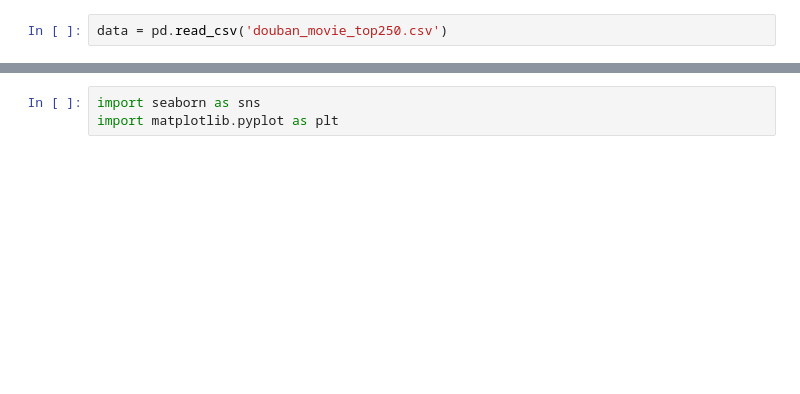
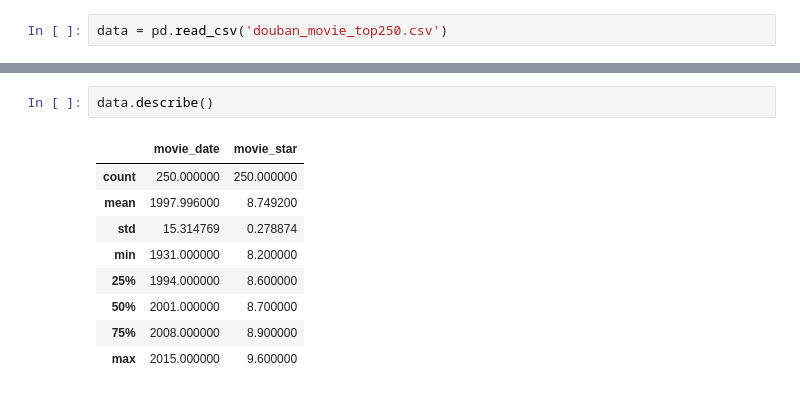
Before and after one commit to OracyC/douban_moive_data_analysis, a Jupyter notebook: analysis.ipynb, the cells around one changed output, grey strips where cells are left out. Cells and saved outputs as stored; diff of their text form; blank space fills up the shorter version.

```diff
--- a/analysis.ipynb
+++ b/analysis.ipynb
@@ -19,6 +48,15 @@ data.head()
 | 2 | 霸王别姬 | 1993 | 风华绝代。 | 560714人评价 | 陈凯歌 Kaige Chen | 剧情 爱情 同性 | 中国大陆 香港 | ... |
 | 3 | 阿甘正传 | 1994 | 一部美国近现代史。 | 657190人评价 | Robert Zemeckis | 剧情 爱情 | 美国 | ... |
 | 4 | 美丽人生 | 1997 | 最美的谎言。 | 379377人评价 | 罗伯托·贝尼尼 Roberto Benigni | 剧情 喜剧 爱情 战争 | 意大利 | ... |
-# %%
-import seaborn as sns
-import matplotlib.pyplot as plt
+# %%
+data.describe()
+# %% [output]
+|  | movie_date | movie_star |
+| count | 250.000000 | 250.000000 |
+| mean | 1997.996000 | 8.749200 |
+| std | 15.314769 | 0.278874 |
+| min | 1931.000000 | 8.200000 |
+| 25% | 1994.000000 | 8.600000 |
+| 50% | 2001.000000 | 8.700000 |
+| 75% | 2008.000000 | 8.900000 |
+| max | 2015.000000 | 9.600000 |
```
Also changed, not shown: parts of 7 cells of this notebook.
